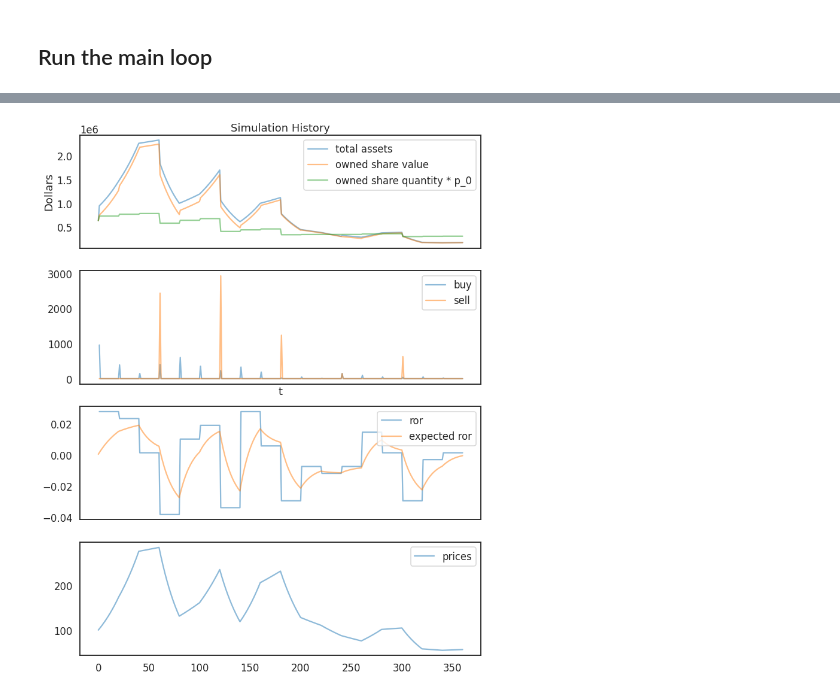
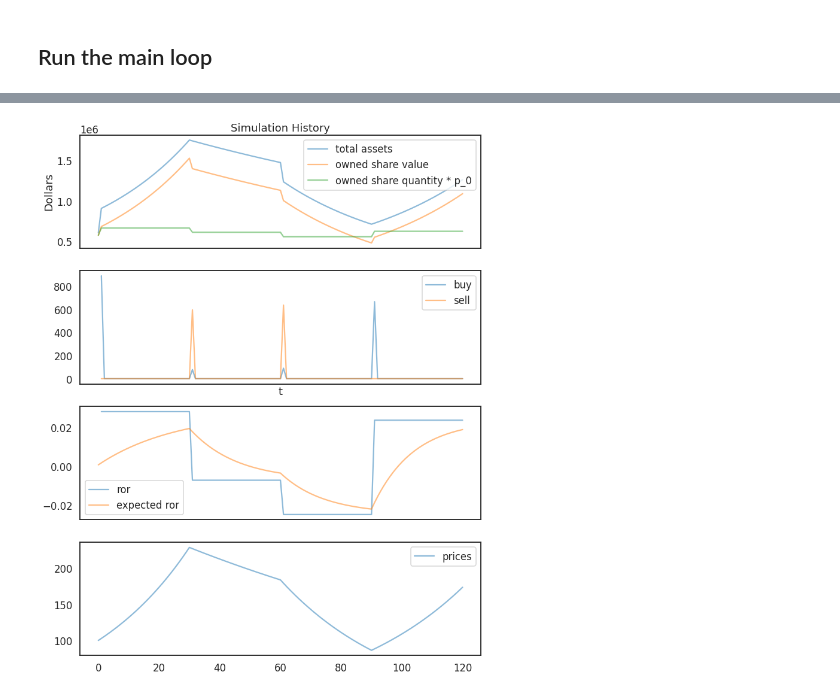
Before and after one commit to sbenthall/SHARKFin, a Jupyter notebook: HARK/Macro-Micro Foundations Demo Code.ipynb, the cells around one changed output, grey strips where cells are left out. Drawn from its saved outputs; the diff is of its cells as text; code cells hidden in the pictures.

Commit message:
better distribution of parameters across agents -- more flexible

```diff
--- a/HARK/Macro-Micro Foundations Demo Code.ipynb
+++ b/HARK/Macro-Micro Foundations Demo Code.ipynb
@@ -187,9 +236,9 @@ class AttentionSimulation():
     # sp500_ror = 0.000628 -> on financial model; on MarketPNL
     # sp500_std = 0.011988 -> on financial model; on MarketPNL
 
-    def __init__(self, agents, fm, q = 1, r = None, a = None):
+    def __init__(self, pop, fm, q = 1, r = None, a = None):
 
-        self.agents = agents
+        self.agents = pop.agents
         self.fm = fm
 
         self.quarters_per_simulation = q
@@ -470,6 +519,13 @@ class AttentionSimulation():
 
             # update non-normalized market assets
             agent.state_now['aLvl'] = agent.state_now['aNrm']  * agent.state_now['pLvl']
+
+    def ror_volatility(self):
+        """
+        Returns the volatility of the rate of return.
+        Must be run after a simulation.
+        """
+        return self.data()['ror'].dropna().std()
 # %% [markdown]
 ### Activating agents
 
@@ -495,6 +551,8 @@ Accounting functions.
 # %% [markdown]
 ## Run the main loop
 # %%
+pop = AgentPopulation(agent_parameters, dist_params, 60)
+
 def run_simulation(i):
     # Initialize the financial model
     fm = hpa.FinanceModel()
@@ -503,16 +561,14 @@ def run_simulation(i):
     agent_parameters.update(fm.risky_expectations())
 
     # Initialize the population model
-    agents = hpa.create_distributed_agents(agent_classes, agent_parameters)
-    hpa.init_simulations(agents)
+    pop.init_simulation()
 
-
-    attsim = AttentionSimulation(agents, fm, q = 6, r = 3)
+    attsim = AttentionSimulation(pop, fm, q = 2, r = 2)
     attsim.simulate()
 
-    return attsim.data()
+    return attsim
 # %%
- run_simulation(0)
+attsim = run_simulation(0)
 # %% [output]
 config_file: ../PNL/macroliquidity.ini
 config_local_file: ../PNL/macroliquidity_local.ini
@@ -662,4 +717,4 @@ Closing transaction log:/home/sb/projects/econ-ark/markets/HARK_ABM_INTRO/PNL/ou
-# %%
-report(_11)
-# %% [output]
-[figure, removed]
+# %%
+attsim.report()
+# %% [output]
+[figure, added]
```
Also changed, not shown: parts of 12 cells of this notebook, 1 other file.
